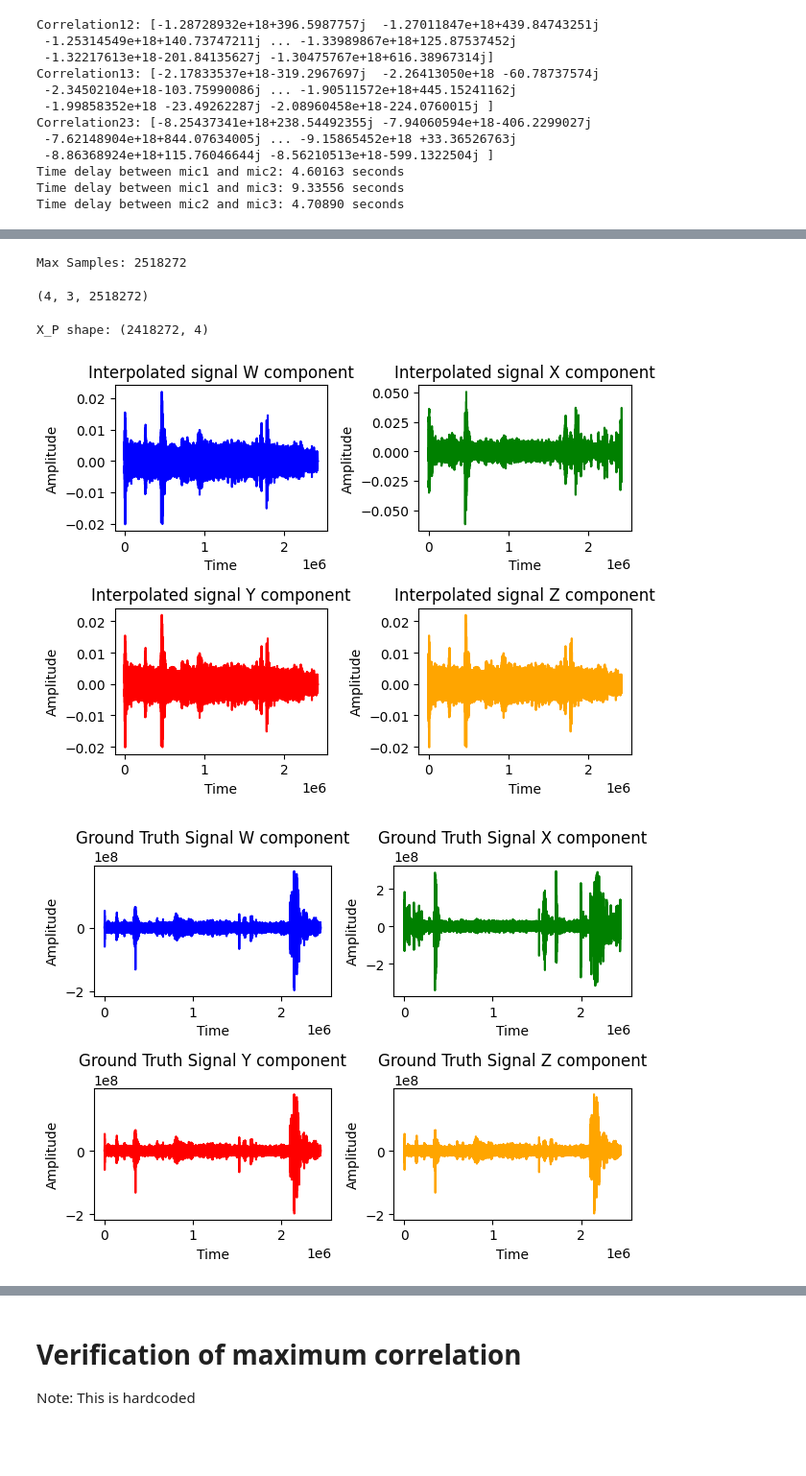
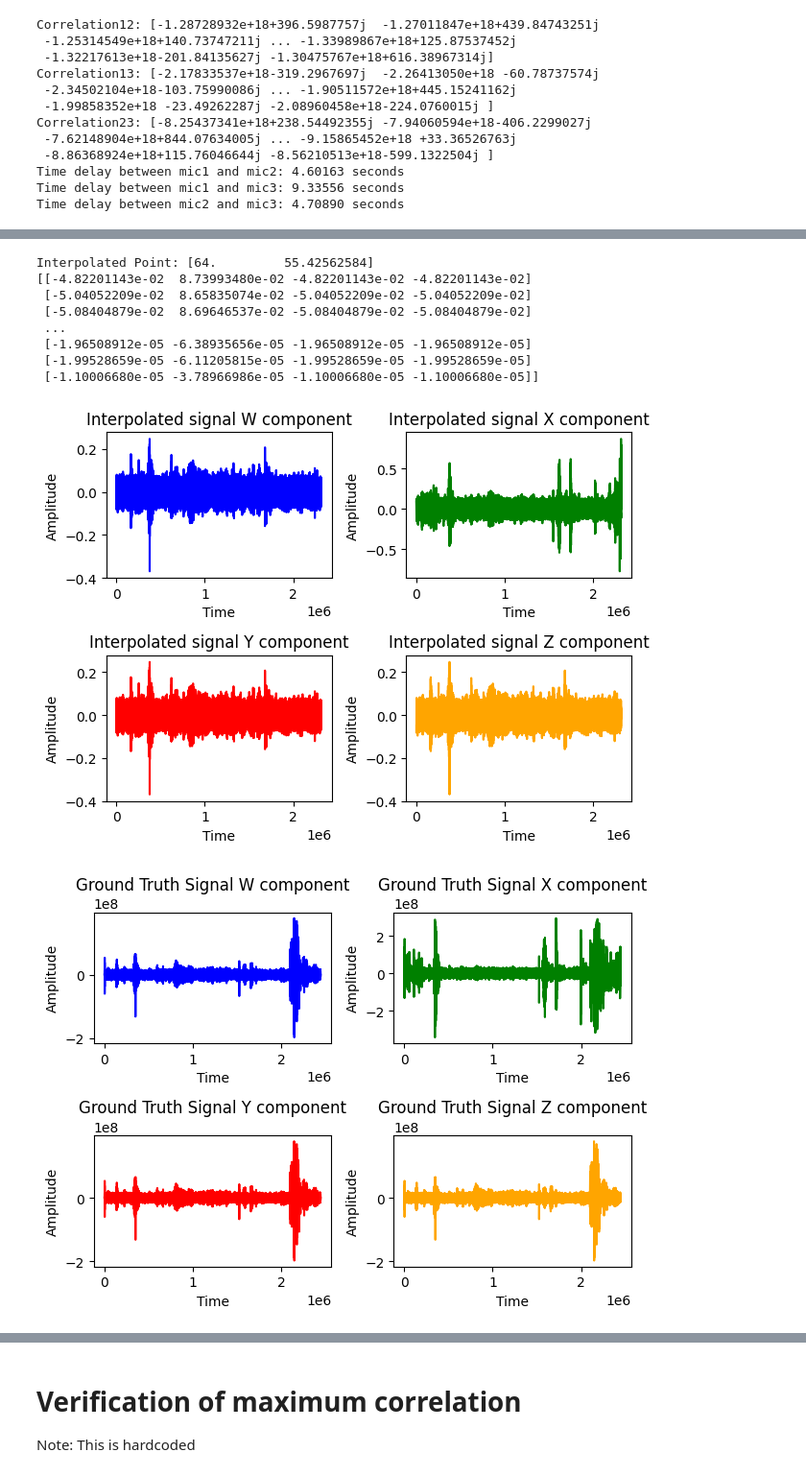
Before and after one commit to tjunjet/spatial_audio, a Jupyter notebook: codes/tj_weighted_dist.ipynb, the cells around one changed output, grey strips where cells are left out. Shown: that part at 96% size. Drawn from its saved outputs; the diff is of its cells as text; code cells hidden in the pictures; blank space fills up the shorter version.

```diff
--- a/codes/tj_weighted_dist.ipynb
+++ b/codes/tj_weighted_dist.ipynb
@@ -417,86 +533,46 @@ plot_signal(mic_3_time, mic3_w_aligned, 'Microphone 3 signal (Aligned)', color='
-# %%
-# Step 2: Load your ambisonic signals y_m_p(n) from WAV files
-path_to_files = '../data/02_14/'
-file_names = ['mic1.wav', 'mic2.wav', 'mic3.wav']  # Adjust with your file names
-
-# Initialize an array to store ambisonic signals
-min_samples = min([wavfile.read(path_to_files + file_name)[1].shape[0] for file_name in file_names])
-print(f'Max Samples: {min_samples}')
-y_m_p = np.zeros((M, P, min_samples))  # Initialize with the maximum number of samples
-
-# This takes the y_m_p values
-# y_m_p format: [mic_1(w,x,y,z), mic_2(w,x,y,z), mic3(w,x,y,z)]
-for m in range(M):
-    # Read the WAV file
-    fs, y = wavfile.read(path_to_files + file_names[m])
-
-    y = y[lag[m]: , :]
-
-    # Take the 4 channels
-    y_m_p[m, :, :y.shape[0]] = y[:, :P].T
-
-# Reshaping the array to sort them by
-y_m_p_tmp = []
-for p in range(P):
-    temp_arr = []
-    # Taking the individual components of the arrays
-    for item in y_m_p:
-        temp_arr.append(item[p])
-    y_m_p_tmp.append(temp_arr)
-y_m_p = np.array(y_m_p_tmp)
-N = y_m_p.shape[2]
-print(y_m_p.shape)
-# %% [output]
-Max Samples: 2518272
-(4, 3, 2518272)
 # %%
 # Interpolation point coordinates
 
 # Centroid
-interp_point = np.array([triangle_side / 2, (triangle_side * np.sqrt(3)) / 6])  # centroid
-
-# Bottom axis
-# interp_point = np.array([triangle_side / 4, 2])  # Bottom point
+interp_point = np.array([triangle_side / 2, (triangle_side * np.sqrt(3)) / 4])  # Ground truth point
+print(f"Interpolated Point: {interp_point}")
 
 # Compute the distance for all samples at once (This is the d_m function)
 distances = np.array([compute_distance(interp_point, m, triangle_side) for m in range(M)])
 
 # Compute the attenuation coefficients for each microphone using broadcasting (This calculates the a_p(d_m))
 a_p_values = attenuation_and_rebalancing(distances[:, np.newaxis])
+a_p_values_reshaped = a_p_values.T[:, :, np.newaxis]
 
-# Getting the W,X,Y,Z components for x_p
-x_p = []
-x_p_start = 100000
-# Looping through the values to get each row of x_p
-for p in range(P):
-    # Isolating either the w, x, y, or z components
-    y_m_p_indiv = y_m_p[p]
-    x_p_indiv = np.sum(a_p_values[:, :, np.newaxis] * y_m_p_indiv, axis=(0, 1))
-    x_p.append(x_p_indiv[x_p_start:])
-    # x_p.append(x_p_indiv)
+# Getting x_p
+x_p = np.sum(a_p_values_reshaped * y_m_p, axis=1)
+x_p = x_p.T
+x_p = x_p/1000.0
+print(x_p)
 
-
-x_p = np.array(x_p)
-x_p = x_p.T
-print(f'X_P shape: {x_p.shape}')
-
-x_p = x_p/1000.0
 
 # Plot
 time_axis = np.arange(1, x_p.shape[0] + 1)
 wavfile.write('output_centroid.wav', fs, x_p)
 
 # Plotting the interpolated signal
 
 plot_waves(time_axis, x_p, 'Interpolated signal')
 
 # # Plotting the ground truth signal
 _, gt_signal = wavfile.read('../data/02_14/gt.WAV')
 gt_time = np.arange(1, gt_signal.shape[0] + 1)
 plot_waves(gt_time, gt_signal, 'Ground Truth Signal')
 # %% [output]
-X_P shape: (2418272, 4)
+Interpolated Point: [64.         55.42562584]
+[[-4.82201143e-02  8.73993480e-02 -4.82201143e-02 -4.82201143e-02]
+ [-5.04052209e-02  8.65835074e-02 -5.04052209e-02 -5.04052209e-02]
+ [-5.08404879e-02  8.69646537e-02 -5.08404879e-02 -5.08404879e-02]
+ ...
+ [-1.96508912e-05 -6.38935656e-05 -1.96508912e-05 -1.96508912e-05]
+ [-1.99528659e-05 -6.11205815e-05 -1.99528659e-05 -1.99528659e-05]
+ [-1.10006680e-05 -3.78966986e-05 -1.10006680e-05 -1.10006680e-05]]
-[figure, old version]
+[figure, new version]
 [figure]
 # %%
 # Performing cross correlation
```
Also changed, not shown: parts of 7 cells of this notebook, 3 other files.
